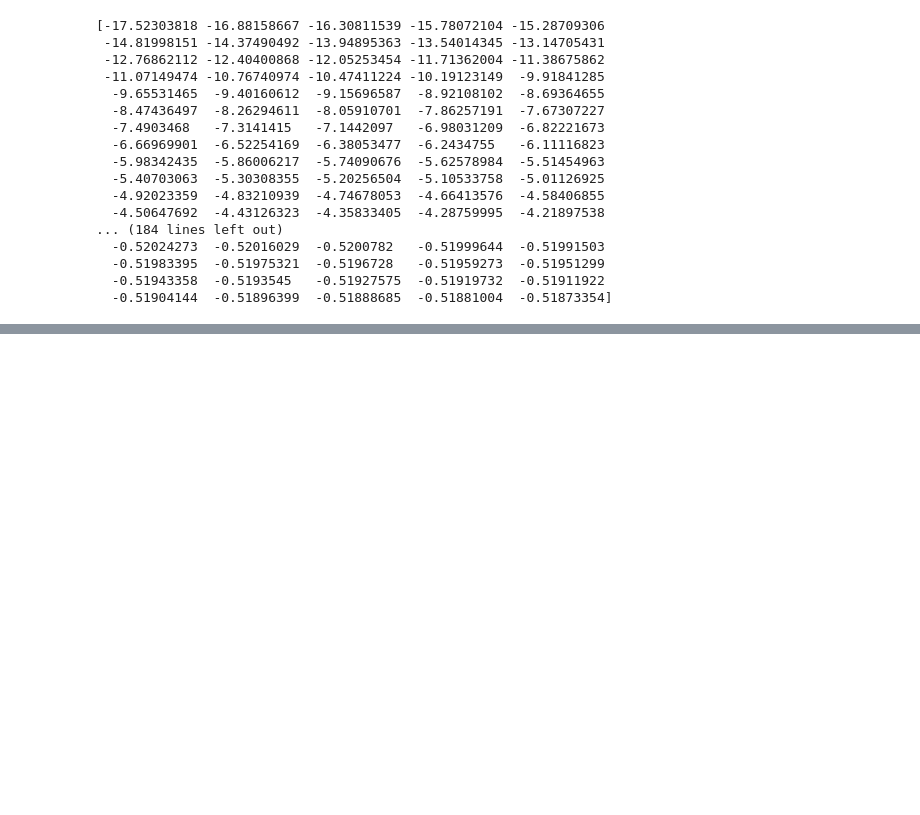
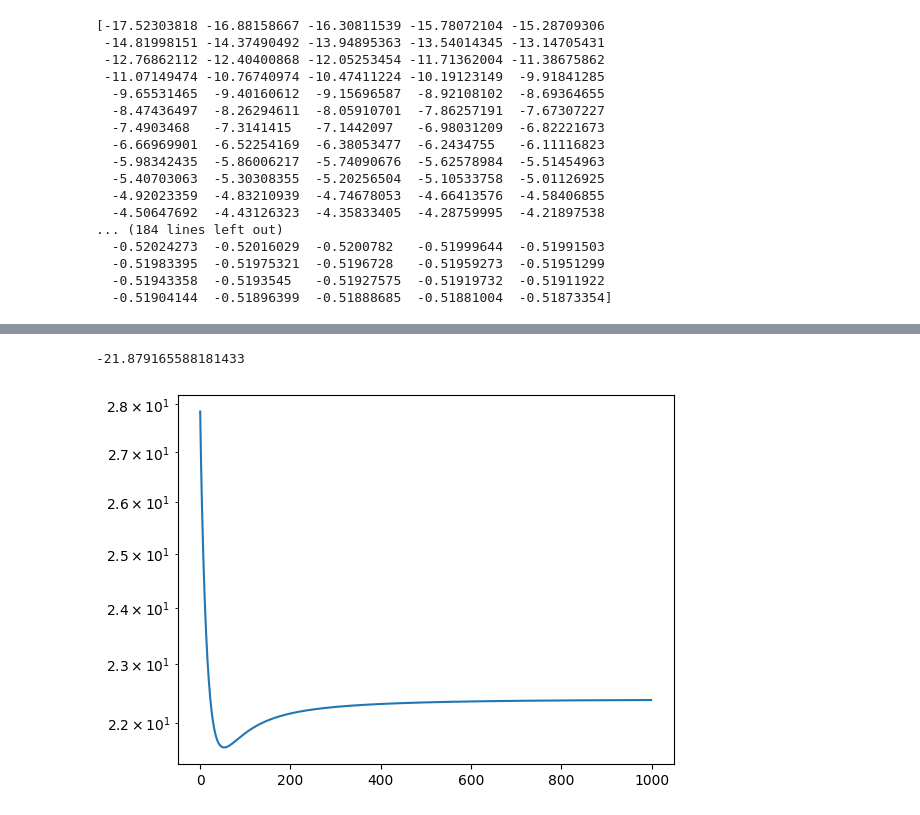
Before and after one commit to leoskar/mctdhf, a Jupyter notebook: sinc_dvr.ipynb, the cells around one changed output, grey strips where cells are left out. Drawn from its saved outputs; the diff is of its cells as text; code cells hidden in the pictures; blank space fills up the shorter version.

```diff
--- a/sinc_dvr.ipynb
+++ b/sinc_dvr.ipynb
@@ -124,18 +124,31 @@ class FCImag:
     def __call__(self, t, c):
         C = c.reshape(self.h.shape[1], self.num_hf)
         D = np.einsum("pi, qi -> pq", C, C.conj())
-        u_d = np.einsum("pq, q, -> p", self.u, np.diag(D))
+        u_d = np.einsum("pq, q -> p", self.u, np.diag(D))
         u_ex = self.u * D
         f = self.h + 2*np.diag(u_d) - u_ex
         return (-f @ C).ravel()
 # %%
-rk4 = RK4(hc_imag, c_0, t_0)
+t_0 = 0
+c_0 = np.ones(len(inds))/np.sqrt(len(inds) * dx)
+assert abs(np.dot(c_0, c_0) * dx - 1) < 1e-12
+
+fc_imag = FCImag(1, 2, grid[0], grid[-1], len(grid), potential)
+rk4 = RK4(fc_imag, c_0, t_0)
 
 num_steps = 1000
 dt = 1e-3
 energies = np.zeros(num_steps)
 
 for i in range(num_steps):
-    energies[i] = rk4.y.T @ (hc_imag(rk4.t, rk4.y) * dx)
+    energies[i] = rk4.y.T @ (fc_imag(rk4.t, rk4.y) * dx)
     rk4.integrate(rk4.t + dt)
     rk4.y = rk4.y/np.sqrt(rk4.y@rk4.y * dx)
+
+print(energies[-1])
+
+plt.semilogy(np.abs(energies-0.5))
+plt.show()
+# %% [output]
+-21.879165588181433
+[figure, added]
```
Also changed, not shown: parts of 1 cell of this notebook, 7 other files.
